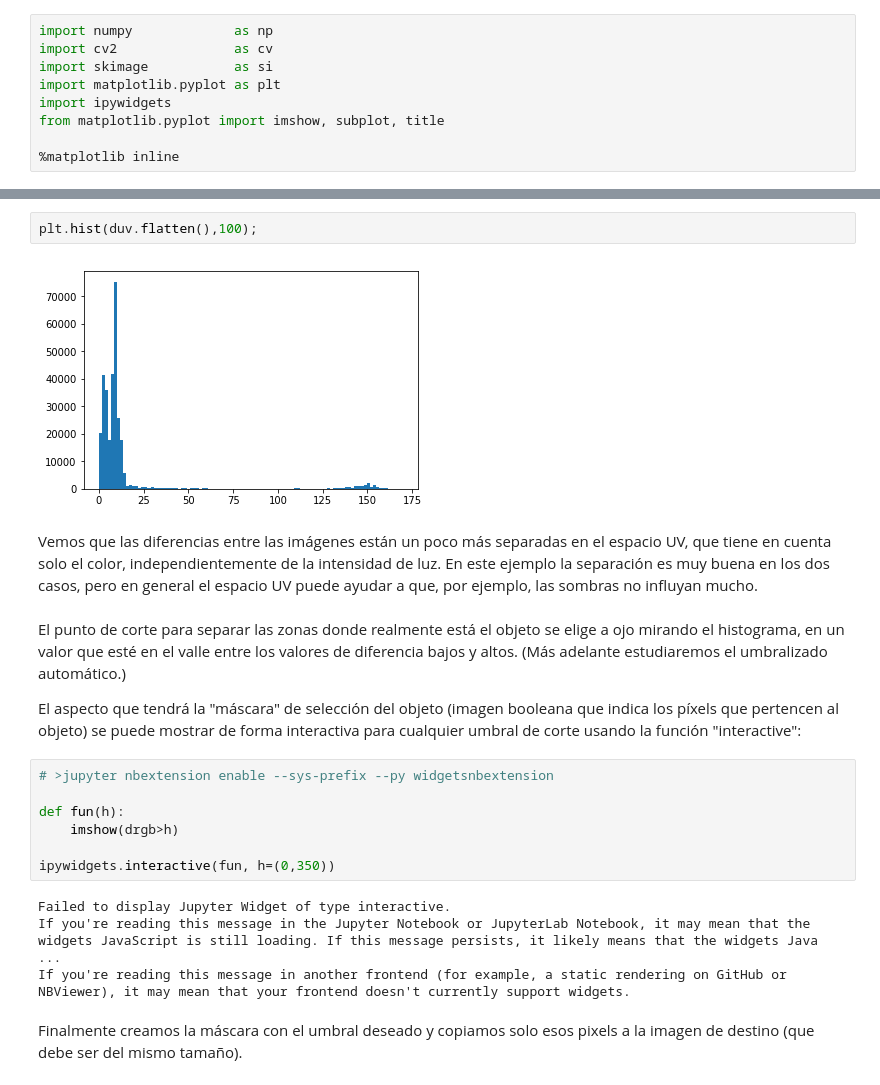
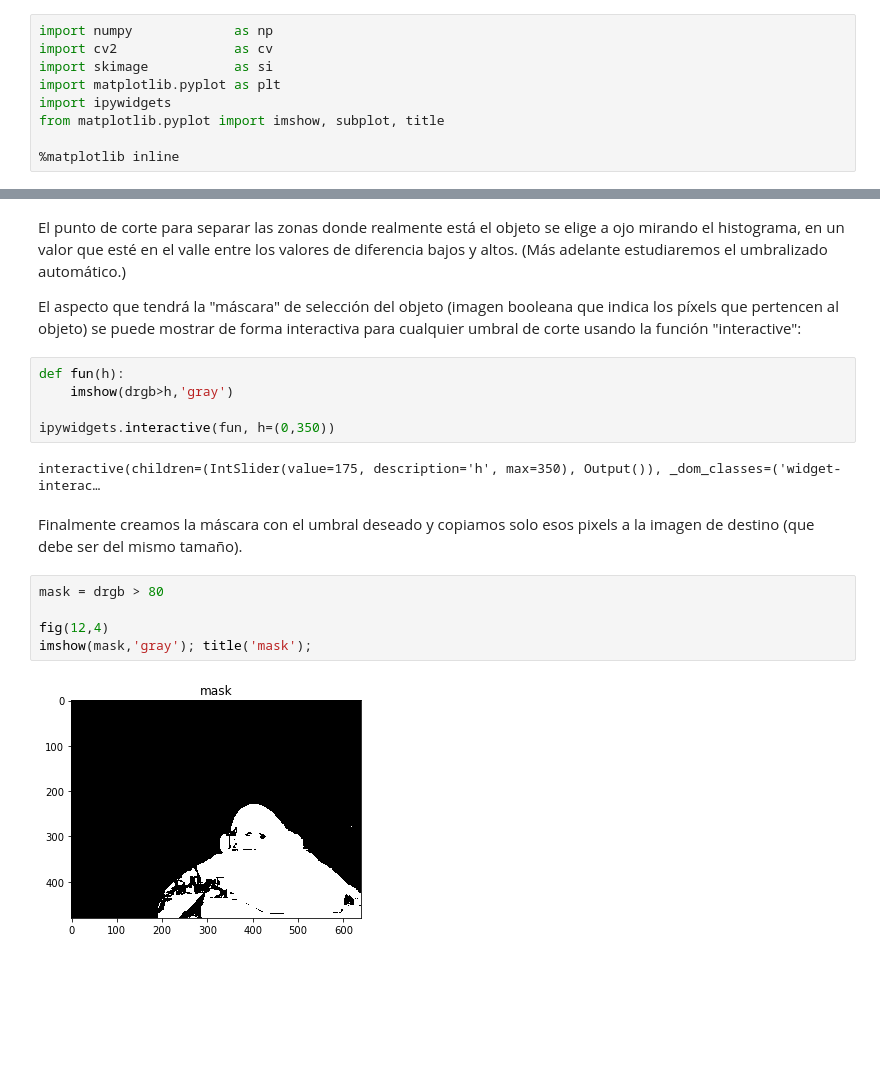
Before and after one commit to albertoruiz/umucv, a Jupyter notebook: notebooks/chroma.ipynb, the cells around one changed output, grey strips where cells are left out. Saved outputs shown, nothing was run; the diff lists cells and outputs as text; blank space fills up the shorter version.

```diff
--- a/notebooks/chroma.ipynb
+++ b/notebooks/chroma.ipynb
@@ -63,23 +53,20 @@ plt.hist(drgb.flatten(),100);
-# %%
-plt.hist(duv.flatten(),100);
-# %% [output]
-[figure, removed]
-# %% [markdown]
-Vemos que las diferencias entre las imágenes están un poco más separadas en el espacio UV, que tiene en cuenta solo el color, independientemente de la intensidad de luz. En este ejemplo la separación es muy buena en los dos casos, pero en general el espacio UV puede ayudar a que, por ejemplo, las sombras no influyan mucho.
 # %% [markdown]
 El punto de corte para separar las zonas donde realmente está el objeto se elige a ojo mirando el histograma, en un valor que esté en el valle entre los valores de diferencia bajos y altos. (Más adelante estudiaremos el umbralizado automático.)
 
 El aspecto que tendrá la "máscara" de selección del objeto (imagen booleana que indica los píxels que pertencen al objeto) se puede mostrar de forma interactiva para cualquier umbral de corte usando la función "interactive":
 # %%
-# >jupyter nbextension enable --sys-prefix --py widgetsnbextension
-
 def fun(h):
-    imshow(drgb>h)
+    imshow(drgb>h,'gray')
 
 ipywidgets.interactive(fun, h=(0,350))
 # %% [output]
-Failed to display Jupyter Widget of type interactive.
-If you're reading this message in the Jupyter Notebook or JupyterLab Notebook, it may mean that the widgets JavaScript is still loading. If this message persists, it likely means that the widgets Java ...
-If you're reading this message in another frontend (for example, a static rendering on GitHub or NBViewer), it may mean that your frontend doesn't currently support widgets.
+interactive(children=(IntSlider(value=175, description='h', max=350), Output()), _dom_classes=('widget-interac…
 # %% [markdown]
 Finalmente creamos la máscara con el umbral deseado y copiamos solo esos pixels a la imagen de destino (que debe ser del mismo tamaño).
+# %%
+mask = drgb > 80
+
+fig(12,4)
+imshow(mask,'gray'); title('mask');
+# %% [output]
+[figure, added]
```
Also changed, not shown: parts of 18 cells of this notebook, 4 other files.
